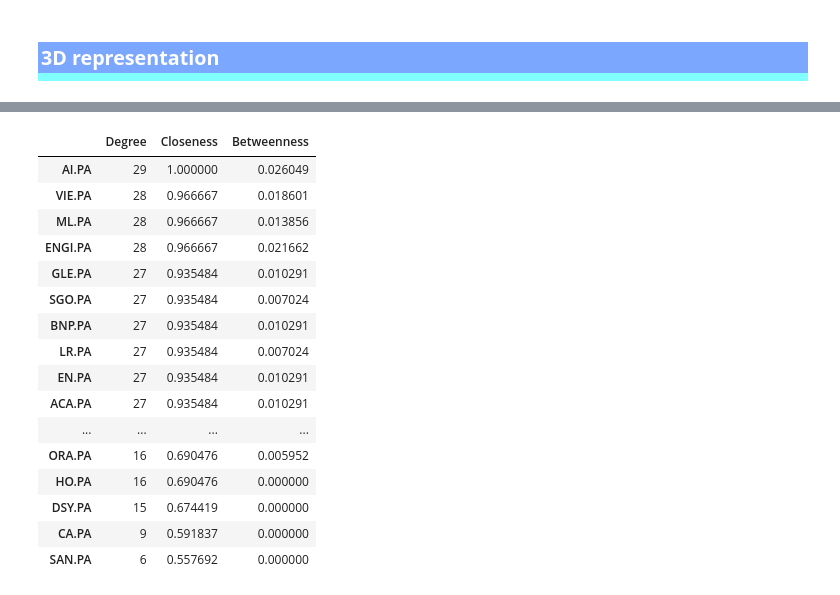
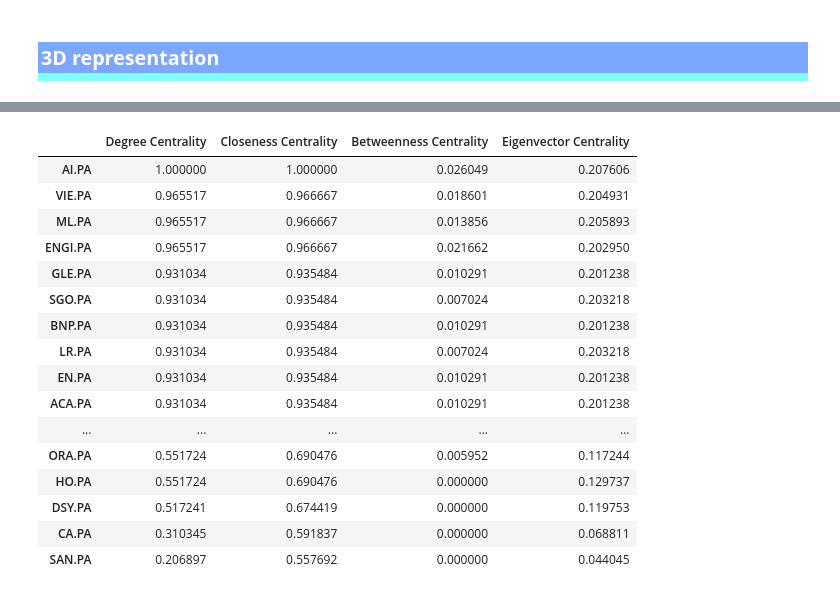
Before and after one commit to AntoineBuffandeau/Data_analysis_on_stocks, a Jupyter notebook: data_related_inn_fin.ipynb, the cells around one changed output, grey strips where cells are left out. Drawn from its saved outputs; the diff is of its cells as text; code cells hidden in the pictures.

Commit message:
achieved metrics and centrality measures for stocks

```diff
--- a/data_related_inn_fin.ipynb
+++ b/data_related_inn_fin.ipynb
@@ -565,7 +565,9 @@ Summary of Central Tendency and Dispersion :
 ### <div style="font-family: Cambria; font-weight:bold; letter-spacing: 0px; color:#ffffff; font-size:110%; text-align:left; padding:3.0px; background: #7CA7FF; border-bottom: 8px solid #80ffff">2D representation</div>
 # %%
 thresholds = [0.3, 0.5, 0.7]
+graphs = []
 for threshold in thresholds:
     G = create_correlation_network(correlation_matrix, threshold)
+    graphs.append(G)
     visualize_correlation_network(G, threshold=threshold, node_size=600, edge_vmin=threshold)
 # %% [output]
@@ -587,0 +730,5 @@ Calculons maintenant les métriques de ce réseau comme le degré moyen, la cent
+# %%
+for i, G in enumerate(graphs):
+    density = nx.density(G)
+    print(f"Threshold = {thresholds[i]}")
+    print(f"Network Density (Connectivity level of the graph): Density = {density:.4f}\n")
@@ -587,0 +753,12 @@ Calculons maintenant les métriques de ce réseau comme le degré moyen, la cent
+# %%
+for i, G in enumerate(graphs):
+    print(f"Threshold = {thresholds[i]}")
+
+    if nx.is_connected(G):
+        avg_path_length = nx.average_shortest_path_length(G)
+        diameter = nx.diameter(G)
+        print("Average Path Length and Diameter (Reachability across the network):")
+        print(f"   - Average Path Length = {avg_path_length:.4f}")
+        print(f"   - Diameter = {diameter}\n")
+    else:
+        print("The network is not connected, so average path length and diameter cannot be computed.\n")
@@ -588,31 +789,37 @@ Calculons maintenant les métriques de ce réseau comme le degré moyen, la cent
 # %%
-G = create_correlation_network(correlation_matrix, 0.3)
-degree_dict = dict(G.degree())
-closeness_dict = nx.closeness_centrality(G)
-betweenness_dict = nx.betweenness_centrality(G)
+centrality_metrics = []
 
-metrics = pd.DataFrame({
-    "Degree": pd.Series(degree_dict),
-    "Closeness": pd.Series(closeness_dict),
-    "Betweenness": pd.Series(betweenness_dict)
-}).sort_values(by="Degree", ascending=False)
+for i, G in enumerate(graphs):
+    degree_dict = nx.degree_centrality(G)
+    closeness_dict = nx.closeness_centrality(G)
+    betweenness_dict = nx.betweenness_centrality(G)
+    eigenvector_dict = nx.eigenvector_centrality(G, max_iter=1000)
 
-metrics
+    metrics_df = pd.DataFrame({
+        "Degree Centrality": pd.Series(degree_dict),
+        "Closeness Centrality": pd.Series(closeness_dict),
+        "Betweenness Centrality": pd.Series(betweenness_dict),
+        "Eigenvector Centrality": pd.Series(eigenvector_dict)
+    }).sort_values(by="Degree Centrality", ascending=False)
+
+    centrality_metrics.append((thresholds[i], metrics_df))
+
+centrality_metrics[0][1]
 # %% [output]
-|  | Degree | Closeness | Betweenness |
-| AI.PA | 29 | 1.000000 | 0.026049 |
-| VIE.PA | 28 | 0.966667 | 0.018601 |
-| ML.PA | 28 | 0.966667 | 0.013856 |
-| ENGI.PA | 28 | 0.966667 | 0.021662 |
-| GLE.PA | 27 | 0.935484 | 0.010291 |
-| SGO.PA | 27 | 0.935484 | 0.007024 |
-| BNP.PA | 27 | 0.935484 | 0.010291 |
-| LR.PA | 27 | 0.935484 | 0.007024 |
-| EN.PA | 27 | 0.935484 | 0.010291 |
-| ACA.PA | 27 | 0.935484 | 0.010291 |
-| ... | ... | ... | ... |
-| ORA.PA | 16 | 0.690476 | 0.005952 |
-| HO.PA | 16 | 0.690476 | 0.000000 |
-| DSY.PA | 15 | 0.674419 | 0.000000 |
-| CA.PA | 9 | 0.591837 | 0.000000 |
-| SAN.PA | 6 | 0.557692 | 0.000000 |
+|  | Degree Centrality | Closeness Centrality | Betweenness Centrality | Eigenvector Centrality |
+| AI.PA | 1.000000 | 1.000000 | 0.026049 | 0.207606 |
+| VIE.PA | 0.965517 | 0.966667 | 0.018601 | 0.204931 |
+| ML.PA | 0.965517 | 0.966667 | 0.013856 | 0.205893 |
+| ENGI.PA | 0.965517 | 0.966667 | 0.021662 | 0.202950 |
+| GLE.PA | 0.931034 | 0.935484 | 0.010291 | 0.201238 |
+| SGO.PA | 0.931034 | 0.935484 | 0.007024 | 0.203218 |
+| BNP.PA | 0.931034 | 0.935484 | 0.010291 | 0.201238 |
+| LR.PA | 0.931034 | 0.935484 | 0.007024 | 0.203218 |
+| EN.PA | 0.931034 | 0.935484 | 0.010291 | 0.201238 |
+| ACA.PA | 0.931034 | 0.935484 | 0.010291 | 0.201238 |
+| ... | ... | ... | ... | ... |
+| ORA.PA | 0.551724 | 0.690476 | 0.005952 | 0.117244 |
+| HO.PA | 0.551724 | 0.690476 | 0.000000 | 0.129737 |
+| DSY.PA | 0.517241 | 0.674419 | 0.000000 | 0.119753 |
+| CA.PA | 0.310345 | 0.591837 | 0.000000 | 0.068811 |
+| SAN.PA | 0.206897 | 0.557692 | 0.000000 | 0.044045 |
```
Also changed, not shown: parts of 38 cells of this notebook.
